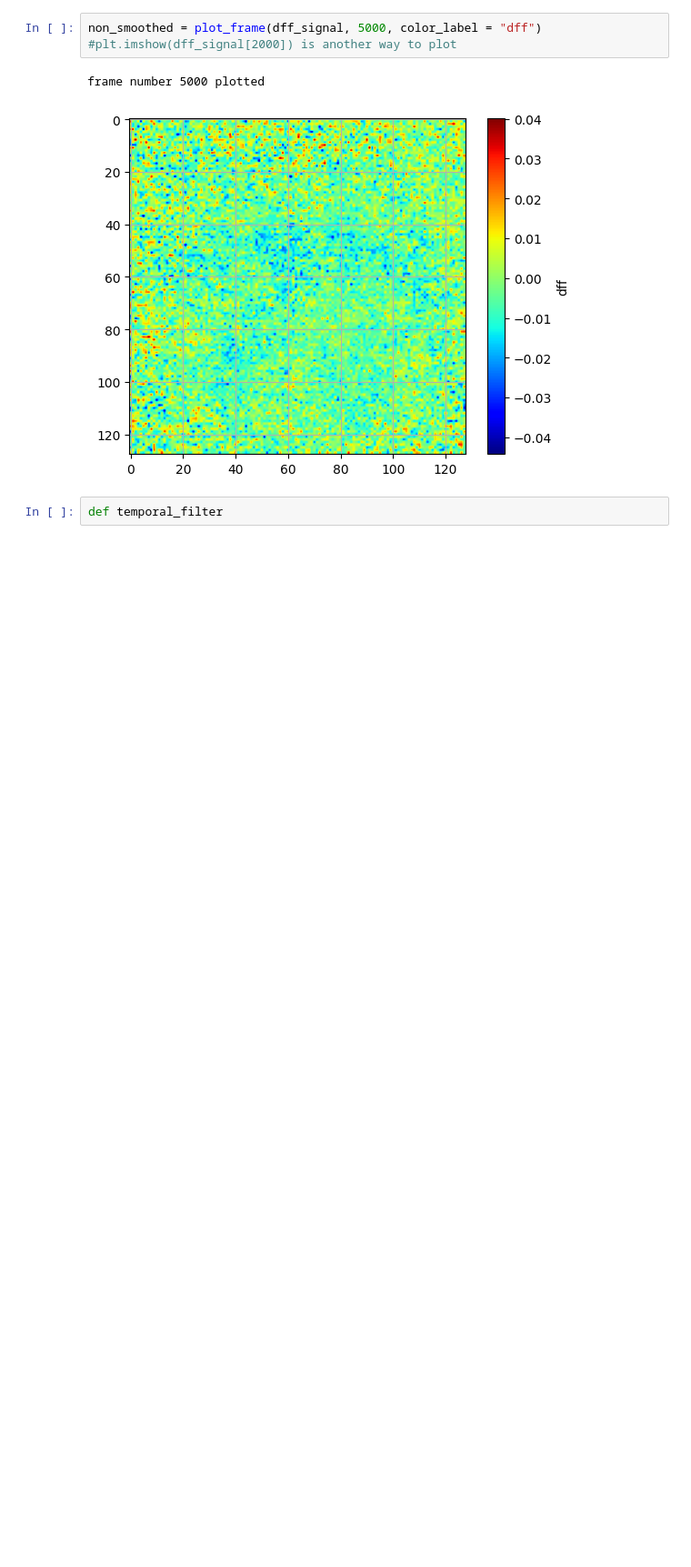
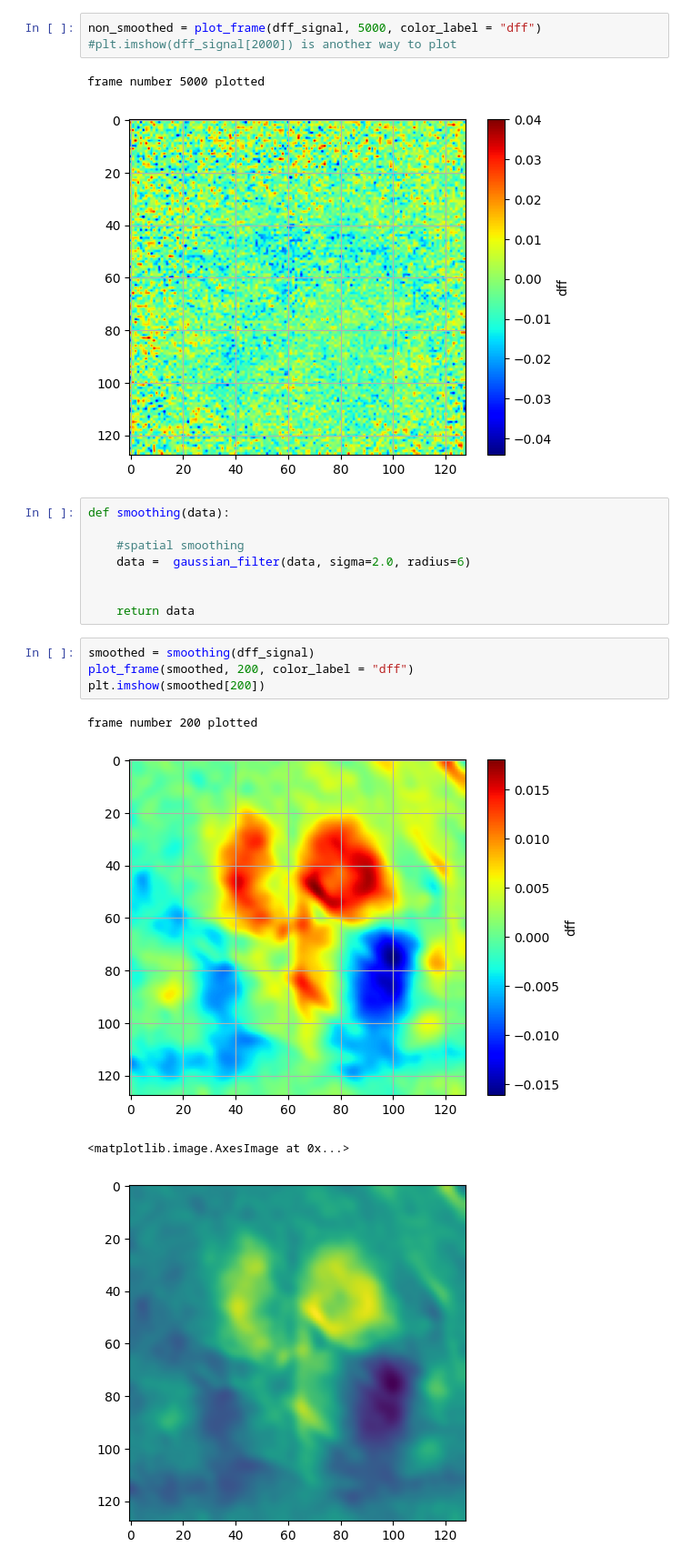
Before and after one commit to ktrap06/corticalanalysis, a Jupyter notebook: preprocessing_2.ipynb, the cells around one changed output. Shown at 91% size. Cells and saved outputs as stored; diff of their text form; blank space fills up the shorter version.

Commit message:
started smoothing

```diff
--- a/preprocessing_2.ipynb
+++ b/preprocessing_2.ipynb
@@ -277,7 +277,22 @@ non_smoothed = plot_frame(dff_signal, 5000, color_label = "dff")      #plt.imsho
 frame number 5000 plotted
 [figure]
 # %%
-def temporal_filter
+def smoothing(data):
+
+    #spatial smoothing
+    data =  gaussian_filter(data, sigma=2.0, radius=6)
+
+
+    return data
+# %%
+smoothed = smoothing(dff_signal)
+plot_frame(smoothed, 200, color_label = "dff")
+plt.imshow(smoothed[200])
+# %% [output]
+frame number 200 plotted
+[figure, added]
+<matplotlib.image.AxesImage at 0x...>
+[figure, added]
 # %%
 def apply_temporal_filters(data: np.ndarray) -> np.ndarray:
     """
```
Also changed, not shown: parts of 2 cells of this notebook.
